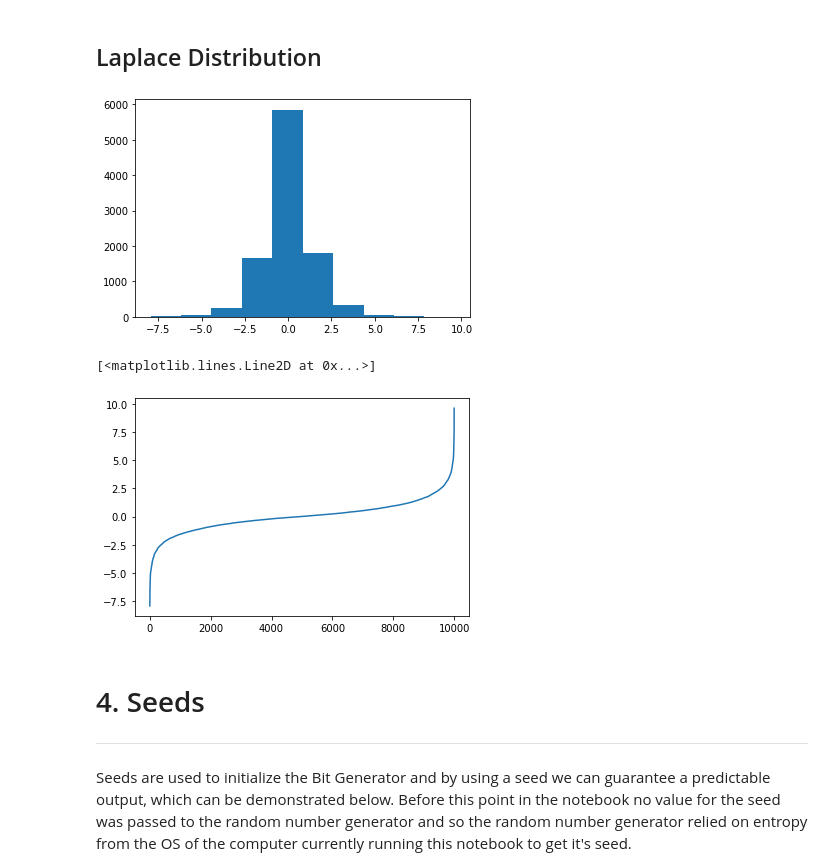
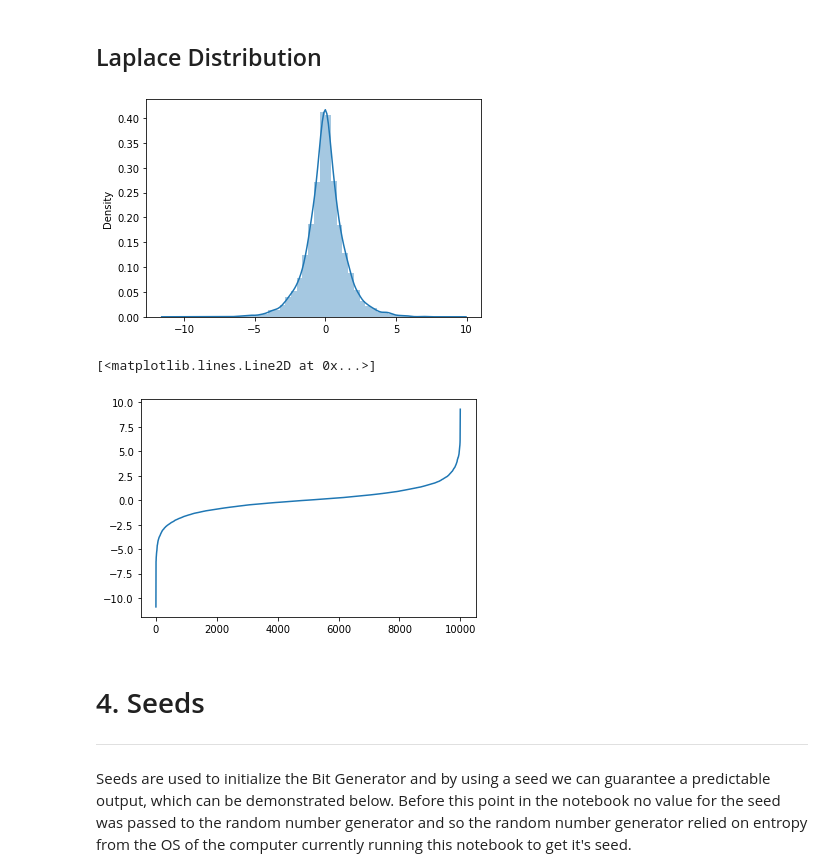
Before and after one commit to itskeithstudent/Programming-for-Data-Analysis-52465-Assignment, a Jupyter notebook: numpy_random.ipynb, the cells around one changed output. Drawn from its saved outputs; the diff is of its cells as text; code cells hidden in the pictures.

```diff
--- a/numpy_random.ipynb
+++ b/numpy_random.ipynb
@@ -451,13 +458,13 @@ sns.distplot(log_dist_array)
 # %%
 laplace_dist_array = np.random.default_rng().laplace(loc=0, scale=1, size=10000)
 laplace_dist_array.sort() #sorting the array to do lineplot
-plt.hist(laplace_dist_array)
+sns.distplot(laplace_dist_array)
 plt.show();
 plt.plot(laplace_dist_array)
 # %% [output]
-[figure, old version]
+[figure, new version]
 [<matplotlib.lines.Line2D at 0x...>]
-[figure, old version]
+[figure, new version]
 # %% [markdown]
 # 4. Seeds
 ***
```
Also changed, not shown: parts of 17 cells of this notebook.
